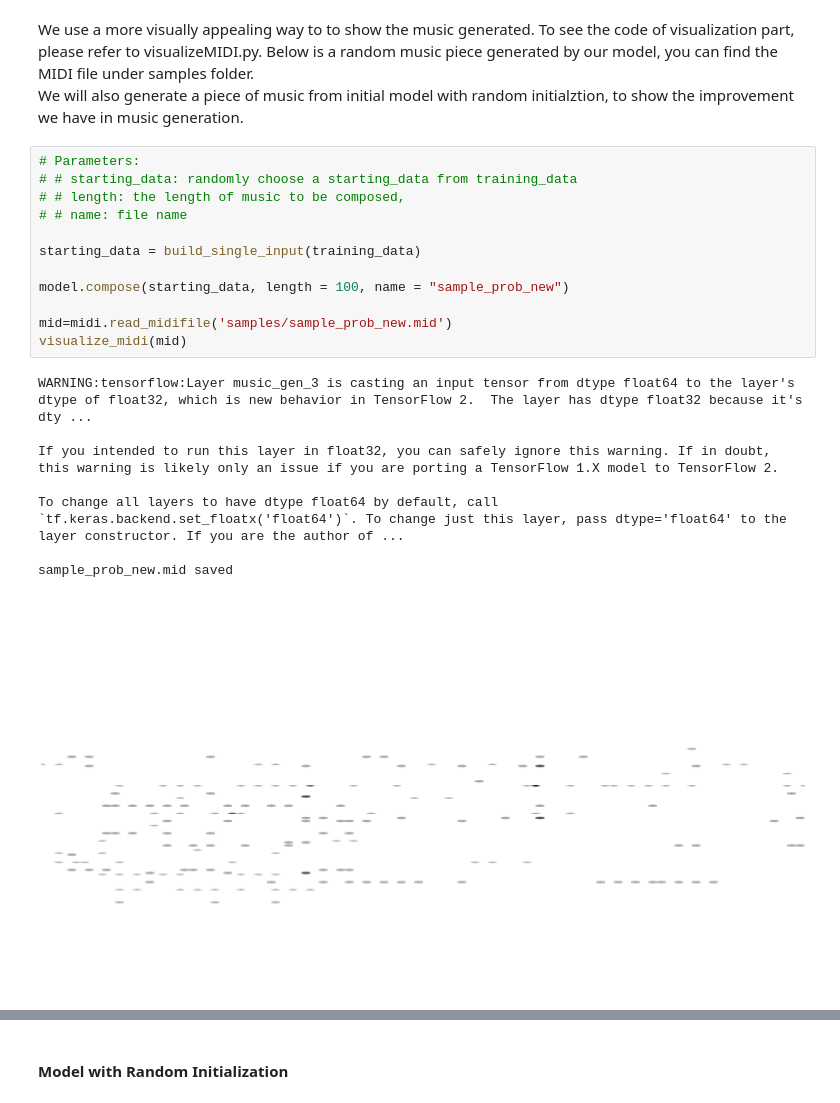
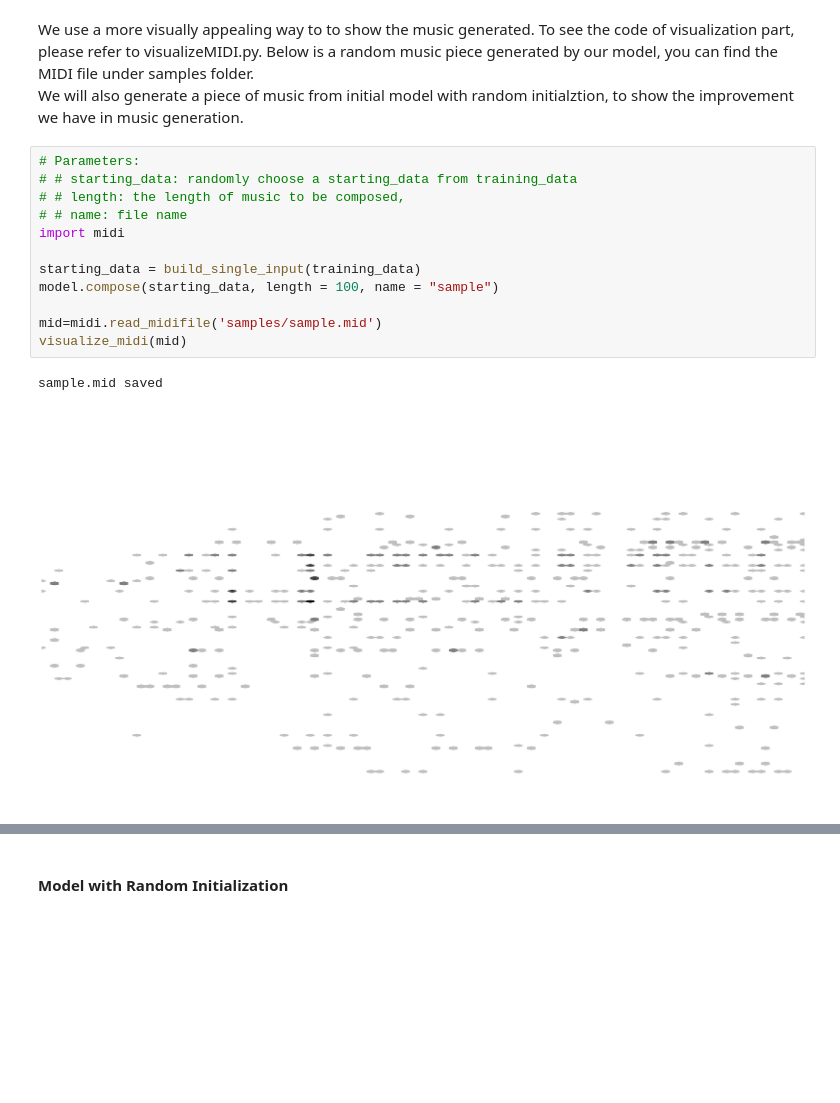
Before and after one commit to MorganWenjunYang/Composing-Music-With-Recurrent-Neural-Networks, a Jupyter notebook: Report.ipynb, the cells around one changed output, grey strips where cells are left out. Drawn from its saved outputs; the diff is of its cells as text; blank space fills up the shorter version.

```diff
--- a/Report.ipynb
+++ b/Report.ipynb
@@ -158,21 +160,15 @@ We will also generate a piece of music from initial model with random initialzti
 # %%
 # Parameters:
 # # starting_data: randomly choose a starting_data from training_data
 # # length: the length of music to be composed,
 # # name: file name
+import midi
 
 starting_data = build_single_input(training_data)
+model.compose(starting_data, length = 100, name = "sample")
 
-model.compose(starting_data, length = 100, name = "sample_prob_new")
-
-mid=midi.read_midifile('samples/sample_prob_new.mid')
+mid=midi.read_midifile('samples/sample.mid')
 visualize_midi(mid)
 # %% [output]
-WARNING:tensorflow:Layer music_gen_3 is casting an input tensor from dtype float64 to the layer's dtype of float32, which is new behavior in TensorFlow 2.  The layer has dtype float32 because it's dty ...
-
-If you intended to run this layer in float32, you can safely ignore this warning. If in doubt, this warning is likely only an issue if you are porting a TensorFlow 1.X model to TensorFlow 2.
-
-To change all layers to have dtype float64 by default, call `tf.keras.backend.set_floatx('float64')`. To change just this layer, pass dtype='float64' to the layer constructor. If you are the author of ...
-
-sample_prob_new.mid saved
+sample.mid saved
-[figure, old version]
+[figure, new version]
```
Also changed, not shown: parts of 18 cells of this notebook, 9 other files.
